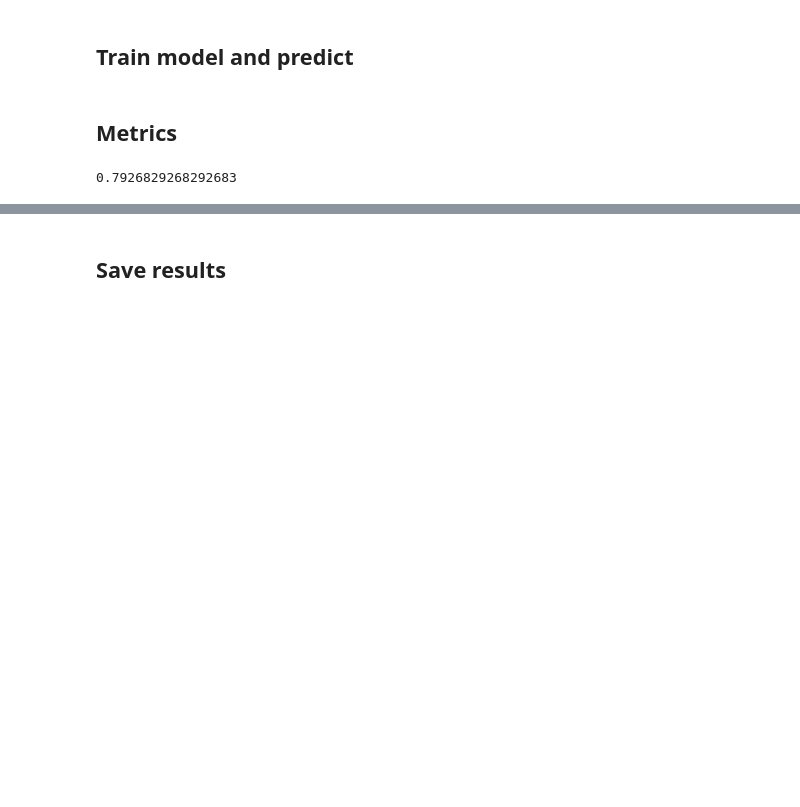
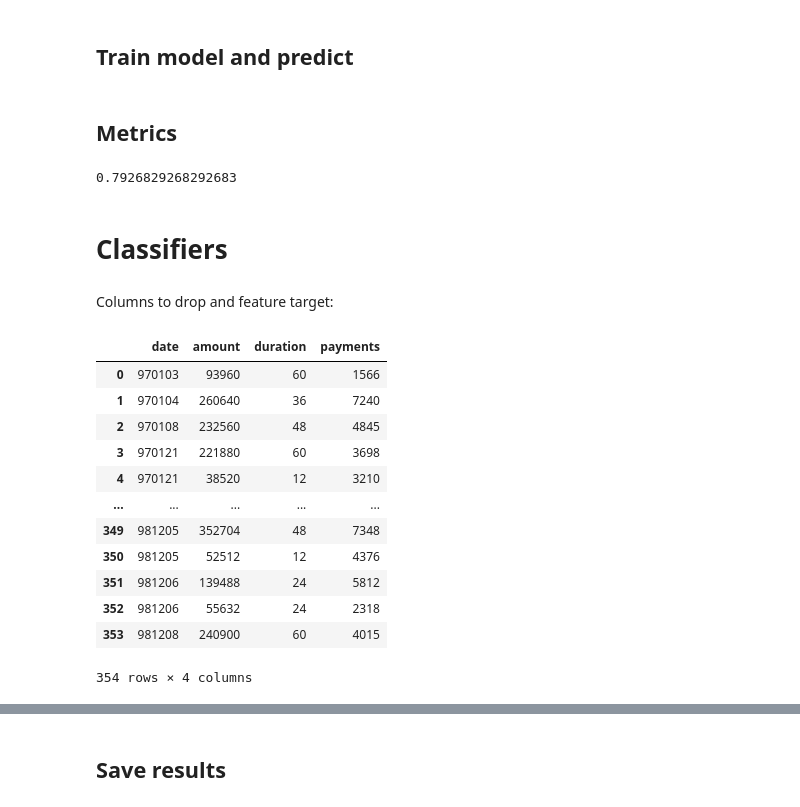
Before and after one commit to Educorreia932/FEUP-AC, a Jupyter notebook: Data Mining Project/notebooks/notebook.ipynb, the cells around one changed output, grey strips where cells are left out. Saved outputs shown, nothing was run; the diff lists cells and outputs as text; code cells hidden in the pictures; blank space fills up the shorter version.

```diff
--- a/Data Mining Project/notebooks/notebook.ipynb
+++ b/Data Mining Project/notebooks/notebook.ipynb
@@ -128,3 +138,25 @@ from sklearn.metrics import accuracy_score
 accuracy_score(y_test, y_pred)
 # %% [output]
 0.7926829268292683
+# %% [markdown]
+# Classifiers
+# %% [markdown]
+Columns to drop and feature target:
+# %%
+columns_to_drop = ["loan_id", "account_id", "status"]
+target_column = "status"
+loan_test_df.drop(columns_to_drop, axis=1)
+# %% [output]
+|  | date | amount | duration | payments |
+| 0 | 970103 | 93960 | 60 | 1566 |
+| 1 | 970104 | 260640 | 36 | 7240 |
+| 2 | 970108 | 232560 | 48 | 4845 |
+| 3 | 970121 | 221880 | 60 | 3698 |
+| 4 | 970121 | 38520 | 12 | 3210 |
+| ... | ... | ... | ... | ... |
+| 349 | 981205 | 352704 | 48 | 7348 |
+| 350 | 981205 | 52512 | 12 | 4376 |
+| 351 | 981206 | 139488 | 24 | 5812 |
+| 352 | 981206 | 55632 | 24 | 2318 |
+| 353 | 981208 | 240900 | 60 | 4015 |
+354 rows × 4 columns
```
Also changed, not shown: parts of 18 cells of this notebook, 2 other files.
